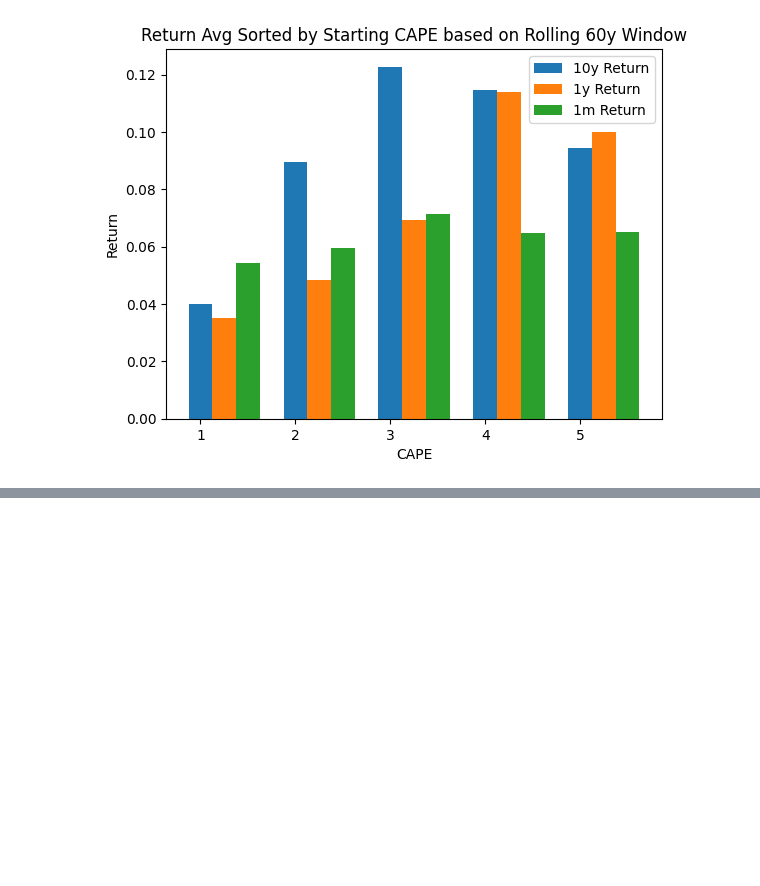
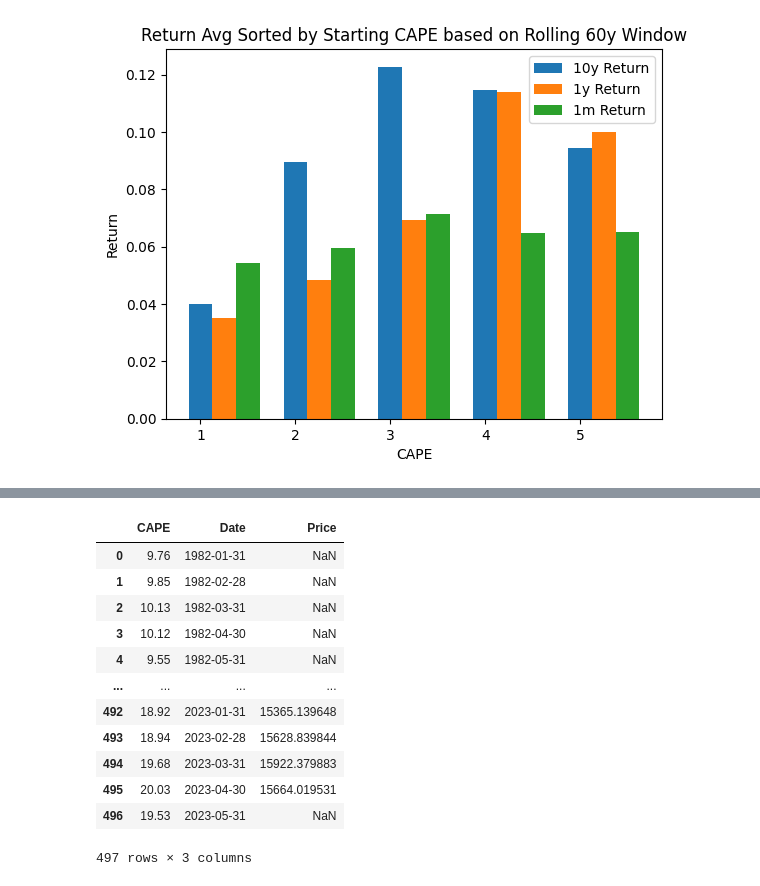
Before and after one commit to afoster28/efi-hw-mktTimingStrat, a Jupyter notebook: EFI_HW_Project_Foster.ipynb, the cells around one changed output, grey strips where cells are left out. Drawn from its saved outputs; the diff is of its cells as text; code cells hidden in the pictures; blank space fills up the shorter version.

```diff
--- a/EFI_HW_Project_Foster.ipynb
+++ b/EFI_HW_Project_Foster.ipynb
@@ -180,0 +279,39 @@ plt.show()
+# %%
+def month_end(test_date):
+    nxt_mnth = test_date.replace(day=28) + datetime.timedelta(days=4)
+    res = nxt_mnth - datetime.timedelta(days=nxt_mnth.day)
+    return res
+# %%
+data_german_cape = raw_german_cape
+data_german_cape['DateFormat'] = data_german_cape.apply(lambda x: datetime.datetime.strptime(x['Date'], '%d/%m/%Y'), axis = 1).dt.date
+data_german_cape['DateFormatEnd'] = data_german_cape.apply(lambda x: month_end(x['DateFormat']), axis=1)
+data_german_cape = data_german_cape.drop(['Date','DateFormat'], axis=1)
+# %%
+data_dax = raw_dax
+data_dax = data_dax[['Close']]
+data_dax = data_dax.reset_index()
+data_dax['DateFormat'] = data_dax['Date'].dt.date
+data_dax['DateFormatShift'] = data_dax.apply(lambda x: x['Date'] - relativedelta(months=1), axis=1)
+data_dax['DateFormatShiftEnd'] = data_dax.apply(lambda x: month_end(x['DateFormatShift']), axis=1)
+data_dax['DateReformat'] = data_dax['DateFormatShiftEnd'].dt.date
+data_dax = data_dax.drop(['Date', 'DateFormat', 'DateFormatShift', 'DateFormatShiftEnd'], axis=1)
+# %%
+data_germany = data_german_cape.merge(data_dax, how='left', left_on='DateFormatEnd', right_on='DateReformat')
+data_germany = data_germany.drop(['DateReformat'], axis=1)
+data_germany = data_germany.rename(columns={'Germany': 'CAPE', 'DateFormatEnd': 'Date', 'Close': 'Price'})
+# %%
+data_germany
+# %% [output]
+|  | CAPE | Date | Price |
+| 0 | 9.76 | 1982-01-31 | NaN |
+| 1 | 9.85 | 1982-02-28 | NaN |
+| 2 | 10.13 | 1982-03-31 | NaN |
+| 3 | 10.12 | 1982-04-30 | NaN |
+| 4 | 9.55 | 1982-05-31 | NaN |
+| ... | ... | ... | ... |
+| 492 | 18.92 | 2023-01-31 | 15365.139648 |
+| 493 | 18.94 | 2023-02-28 | 15628.839844 |
+| 494 | 19.68 | 2023-03-31 | 15922.379883 |
+| 495 | 20.03 | 2023-04-30 | 15664.019531 |
+| 496 | 19.53 | 2023-05-31 | NaN |
+497 rows × 3 columns
```
Also changed, not shown: parts of 14 cells of this notebook, 5 other files.
